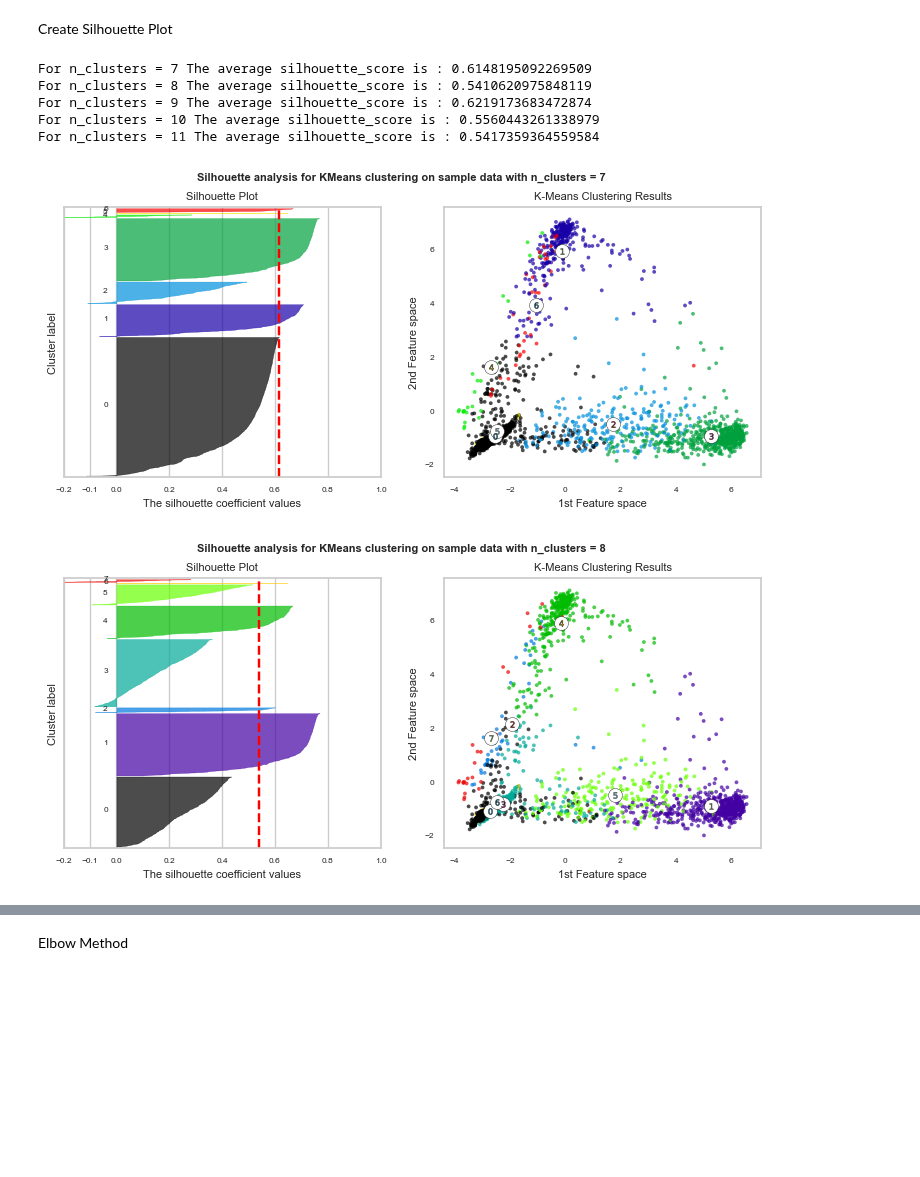
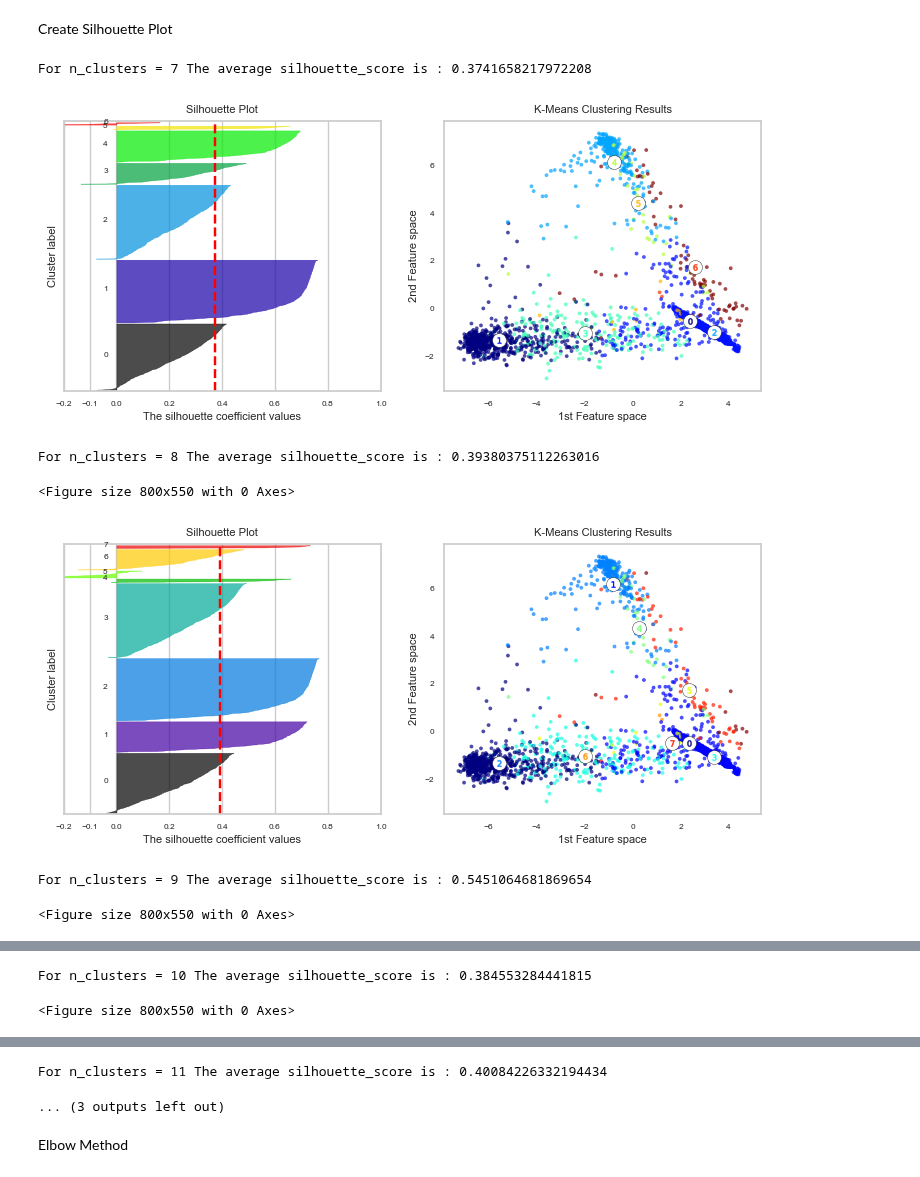
Before and after one commit to martza87/siads_696_mII, a Jupyter notebook: src/04_unsupervised_learning_model.ipynb, the cells around one changed output, grey strips where cells are left out. Cells and saved outputs as stored; diff of their text form; code cells hidden in the pictures; blank space fills up the shorter version.

```diff
--- a/src/04_unsupervised_learning_model.ipynb
+++ b/src/04_unsupervised_learning_model.ipynb
@@ -563,11 +499,7 @@ for n_clusters in range_n_clusters:
     km = KMeans(init = 'k-means++', n_clusters=n_clusters, n_init = 5, random_state=10)
     cluster_labels = km.fit_predict(X_pca)
 
-    # The silhouette_score gives the average value for all the samples.
-    # This gives a perspective into the density and separation of the formed
-    # clusters
-    silhouette_avg = calculate_silhouette_score(X_pca, km, 'cosine')
-    #silhouette_avg = silhouette_score(X_pca, cluster_labels, metric = 'cosine')
+    silhouette_avg = silhouette_score(X_pca, cluster_labels)
     print(
         "For n_clusters =",
         n_clusters,
@@ -576,8 +508,7 @@ for n_clusters in range_n_clusters:
     )
 
     # Compute the silhouette scores for each sample
-    sample_silhouette_values = calculate_silhouette_score(X_pca, km, 'cosine')
-    #sample_silhouette_values = silhouette_samples(X_pca, km, 'cosine')
+    sample_silhouette_values = silhouette_samples(X_pca, cluster_labels)
 
     y_lower = 10
     for i in range(n_clusters):
@@ -602,68 +533,38 @@ for n_clusters in range_n_clusters:
 
         # Label the silhouette plots with their cluster numbers at the middle
         ax1.text(-0.05, y_lower + 0.5 * size_cluster_i, str(i), fontsize = 6)
 
         # Compute the new y_lower for next plot
         y_lower = y_upper + 10  # 10 for the 0 samples
 
     ax1.set_title("Silhouette Plot")
     ax1.set_xlabel("The silhouette coefficient values")
     ax1.set_ylabel("Cluster label")
 
     # The vertical line for average silhouette score of all the values
     ax1.axvline(x=silhouette_avg, color="red", linestyle="--")
 
     ax1.set_yticks([])  # Clear the yaxis labels / ticks
     ax1.tick_params(axis='y', labelsize=6)
     ax1.set_xticks([-0.2, -0.1, 0, 0.2, 0.4, 0.6, 0.8, 1])
     ax1.tick_params(axis='x', labelsize=6)
 
     # 2nd Plot showing the actual clusters formed
-    colors = cm.nipy_spectral(cluster_labels.astype(float) / n_clusters)
-    ax2.scatter(
-        X_pca[:, 0], X_pca[:, 1], marker=".", s=30, lw=0, alpha=0.7, c=colors, edgecolor="k"
-    )
-
-    # Labeling the clusters
-    centers = km.cluster_centers_
-    # Draw white circles at cluster centers
-    ax2.scatter(
-        centers[:, 0],
-        centers[:, 1],
-        marker="o",
-        c="white",
-        alpha=1,
-        s=100,
-        edgecolor="k",
-    )
-
-    for i, c in enumerate(centers):
-        ax2.scatter(c[0], c[1], marker="$%d$" % i, alpha=1, s=20, edgecolor="k")
-
-    ax2.set_title("K-Means Clustering Results")
-    ax2.set_xlabel("1st Feature space")
-    ax2.set_ylabel("2nd Feature space")
-    ax2.grid(False)
-
-
-    plt.rcParams['axes.titlesize'] = 8
-    plt.rcParams['axes.labelsize'] = 8
-    plt.xticks(fontsize=6)
-    plt.yticks(fontsize=6)
+    create_cluster_plot(labels, n_clusters, X_pca, km, ax2, model_type = 'km')
 
     plt.suptitle(
         "Silhouette analysis for KMeans clustering on sample data with n_clusters = %d"
         % n_clusters,
         fontsize=8,
         fontweight="bold",
     )
 
 plt.show()
 # %% [output]
-For n_clusters = 7 The average silhouette_score is : 0.6148195092269509
-For n_clusters = 8 The average silhouette_score is : 0.5410620975848119
-For n_clusters = 9 The average silhouette_score is : 0.6219173683472874
-For n_clusters = 10 The average silhouette_score is : 0.5560443261338979
-For n_clusters = 11 The average silhouette_score is : 0.5417359364559584
+For n_clusters = 7 The average silhouette_score is : 0.3741658217972208
-[figure, old version]
+[figure, new version]
+For n_clusters = 8 The average silhouette_score is : 0.39380375112263016
+<Figure size 800x550 with 0 Axes>
-[figure, old version]
+[figure, new version]
+For n_clusters = 9 The average silhouette_score is : 0.5451064681869654
+<Figure size 800x550 with 0 Axes>
@@ -670,0 +572,2 @@ For n_clusters = 11 The average silhouette_score is : 0.5417359364559584
+For n_clusters = 10 The average silhouette_score is : 0.384553284441815
+<Figure size 800x550 with 0 Axes>
@@ -673,3 +575,5 @@ For n_clusters = 11 The average silhouette_score is : 0.5417359364559584
+For n_clusters = 11 The average silhouette_score is : 0.40084226332194434
+... (3 outputs left out)
 # %% [markdown]
 Elbow Method
 # %%
```
Also changed, not shown: parts of 36 cells of this notebook, 2 other files.
